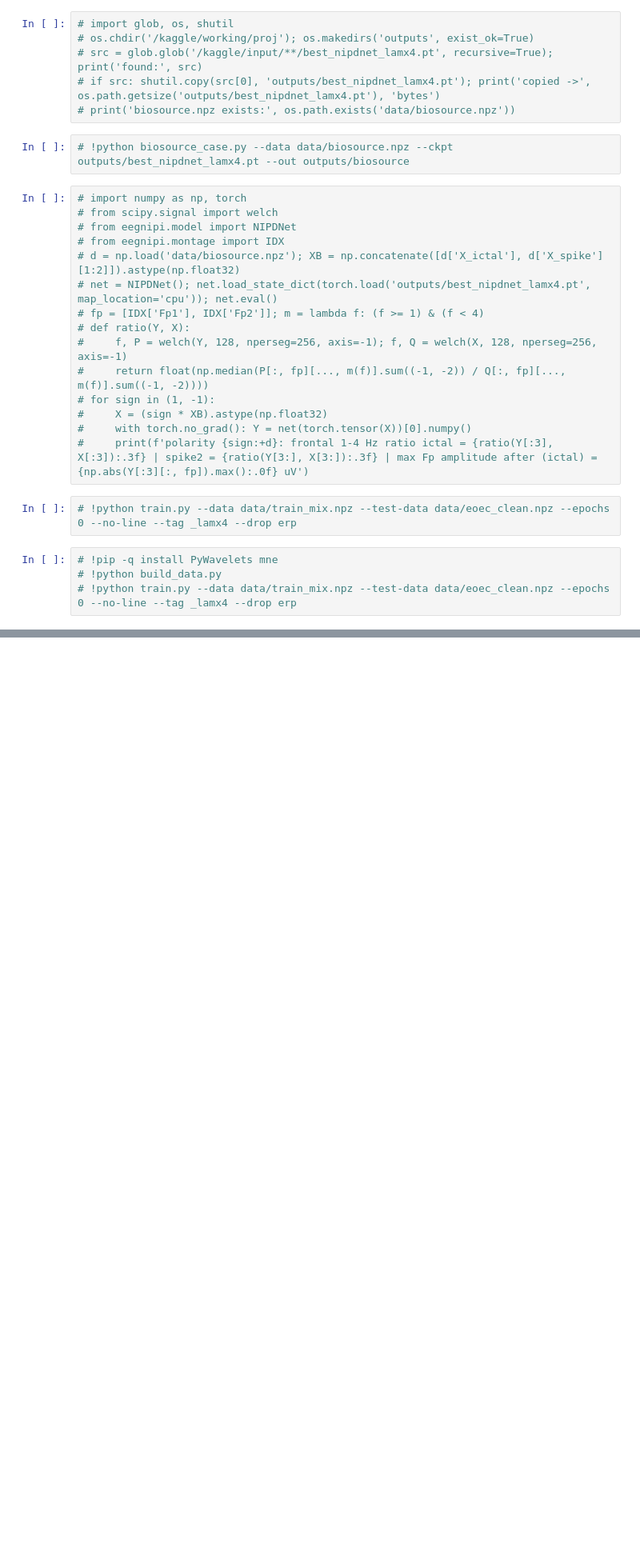
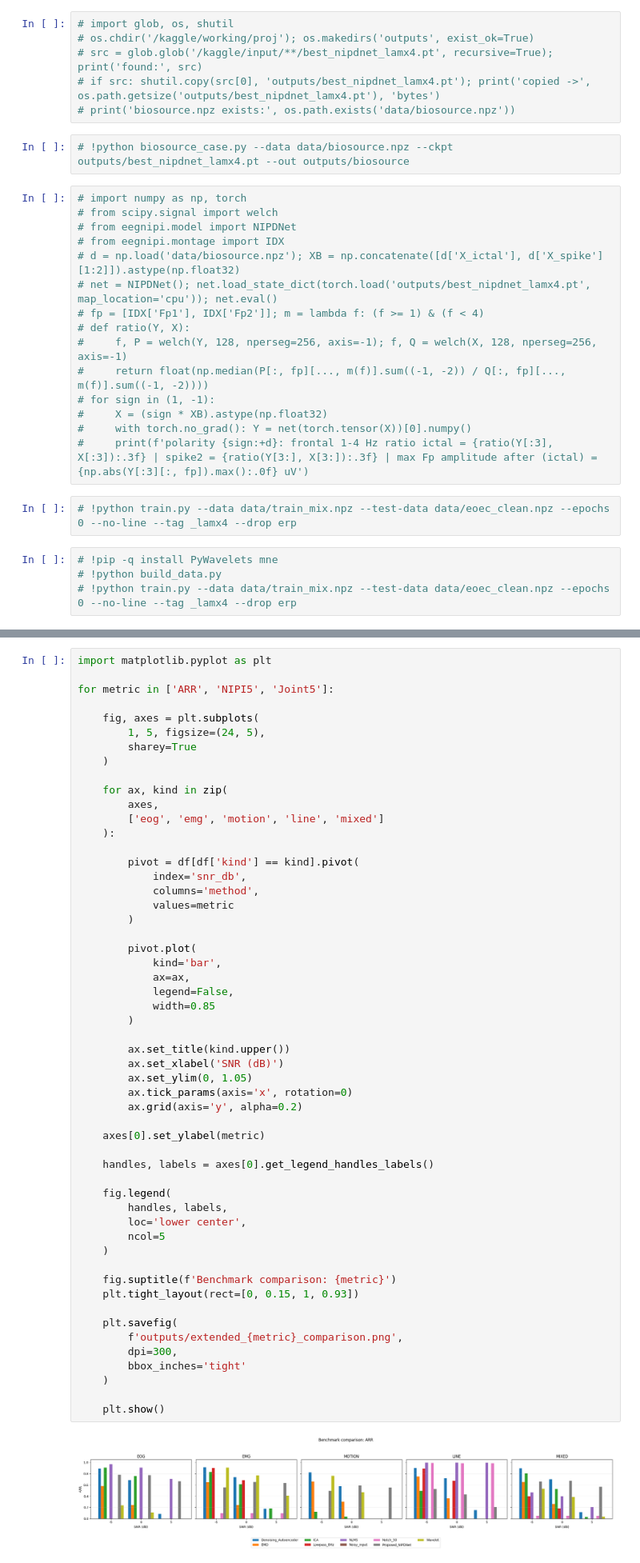
Before and after one commit to AdityaBho/EEG-Denoising-using-artifact-separation, a Jupyter notebook: project-implementation.ipynb, the cells around one changed output, grey strips where cells are left out. Shown at 80% size. Drawn from its saved outputs; the diff is of its cells as text; blank space fills up the shorter version.

```diff
--- a/project-implementation.ipynb
+++ b/project-implementation.ipynb
@@ -1034,0 +1519,56 @@ DONE. Download final_outputs_complete.zip
+# %%
+import matplotlib.pyplot as plt
+
+for metric in ['ARR', 'NIPI5', 'Joint5']:
+
+    fig, axes = plt.subplots(
+        1, 5, figsize=(24, 5),
+        sharey=True
+    )
+
+    for ax, kind in zip(
+        axes,
+        ['eog', 'emg', 'motion', 'line', 'mixed']
+    ):
+
+        pivot = df[df['kind'] == kind].pivot(
+            index='snr_db',
+            columns='method',
+            values=metric
+        )
+
+        pivot.plot(
+            kind='bar',
+            ax=ax,
+            legend=False,
+            width=0.85
+        )
+
+        ax.set_title(kind.upper())
+        ax.set_xlabel('SNR (dB)')
+        ax.set_ylim(0, 1.05)
+        ax.tick_params(axis='x', rotation=0)
+        ax.grid(axis='y', alpha=0.2)
+
+    axes[0].set_ylabel(metric)
+
+    handles, labels = axes[0].get_legend_handles_labels()
+
+    fig.legend(
+        handles, labels,
+        loc='lower center',
+        ncol=5
+    )
+
+    fig.suptitle(f'Benchmark comparison: {metric}')
+    plt.tight_layout(rect=[0, 0.15, 1, 0.93])
+
+    plt.savefig(
+        f'outputs/extended_{metric}_comparison.png',
+        dpi=300,
+        bbox_inches='tight'
+    )
+
+    plt.show()
+# %% [output]
+[figure, added]
```
Also changed, not shown: parts of 116 cells of this notebook.
